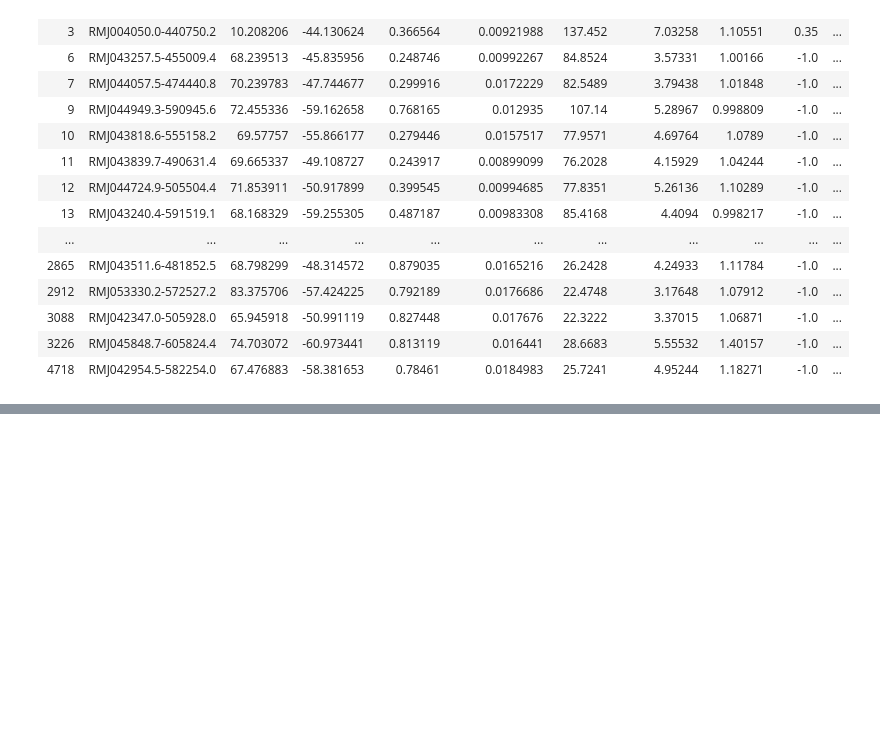
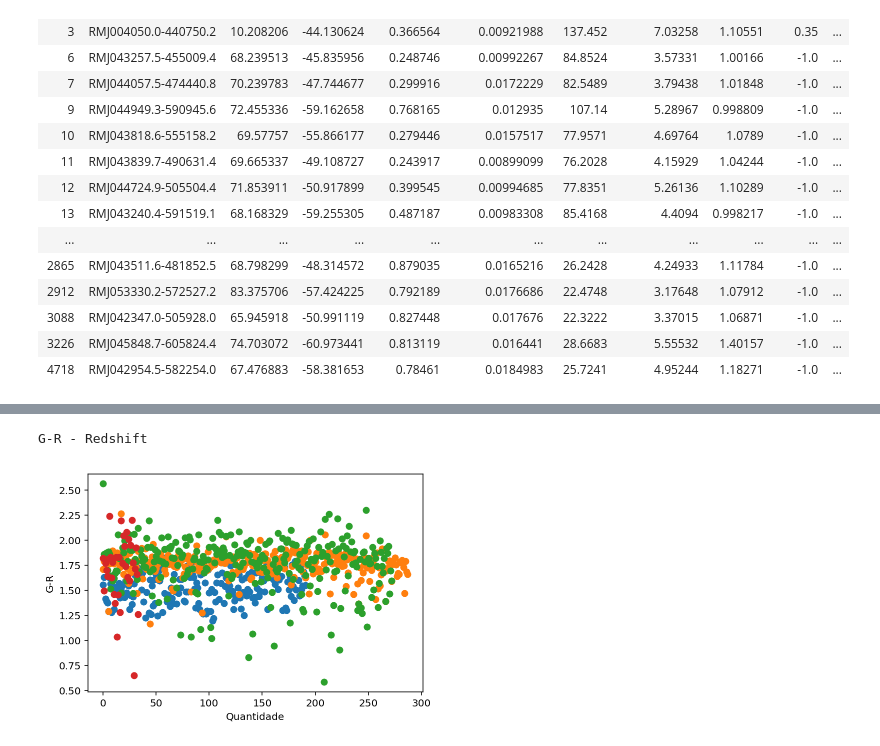
Before and after one commit to clusteron/comparison, a Jupyter notebook: RS.ipynb, the cells around one changed output, grey strips where cells are left out. Drawn from its saved outputs; the diff is of its cells as text; code cells hidden in the pictures; blank space fills up the shorter version.

```diff
--- a/RS.ipynb
+++ b/RS.ipynb
@@ -71,0 +72,19 @@ Bins: intervalos de 0.1
+# %%
+print 'G-R - Redshift'
+
+zbina = 0.2
+zbins = np.arange(z.min(), z.max(), zbina)
+gmrstd_list = []
+
+for zbin in zbins:
+    mask = (z>=zbin)*(z<zbin+zbina)
+    gmr = mag_g-mag_r
+    gmrstd = gmr.std()
+    gmrstd_list.append(gmrstd)
+    gmr_z = gmr[mask]
+    plt.plot(gmr_z, 'o')
+    plt.ylabel('G-R')
+    plt.xlabel('Quantidade')
+# %% [output]
+G-R - Redshift
+[figure, added]
```
Also changed, not shown: parts of 19 cells of this notebook.
